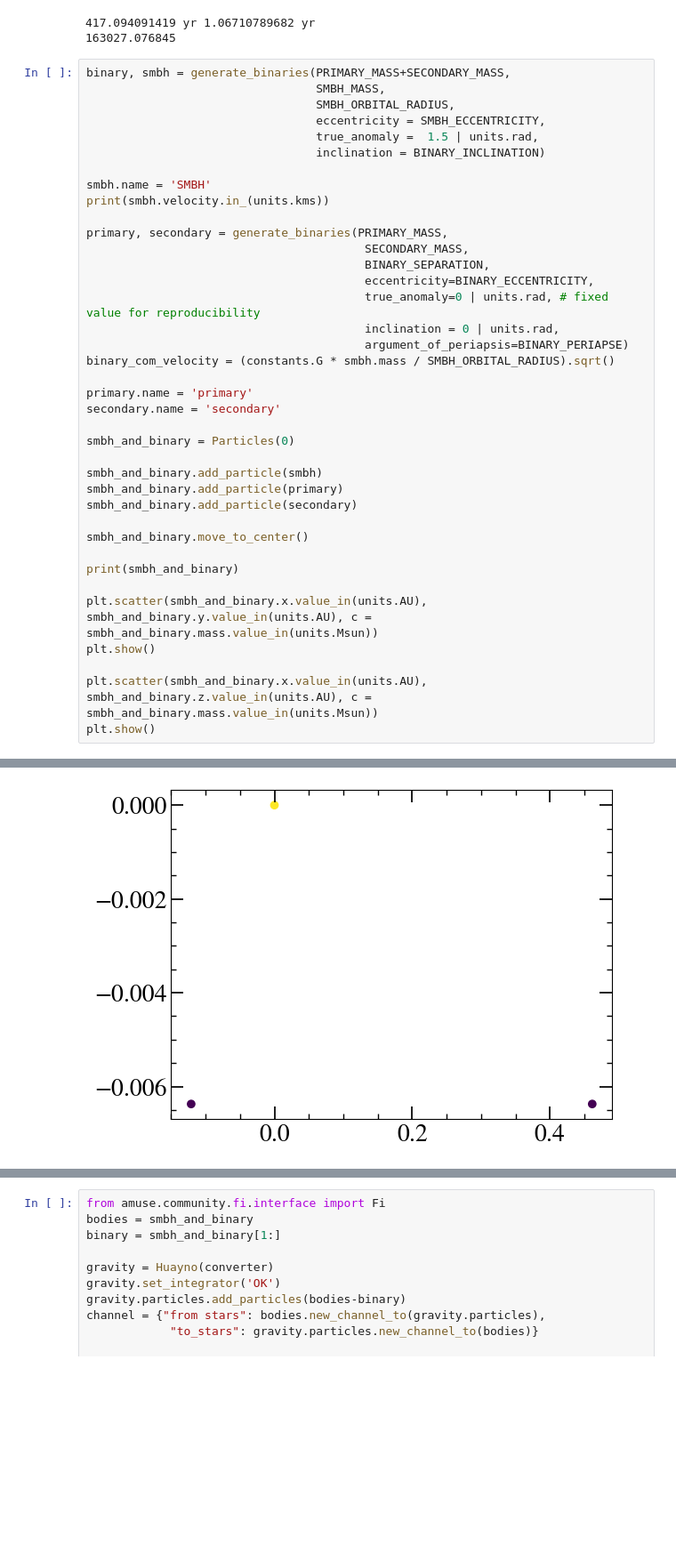
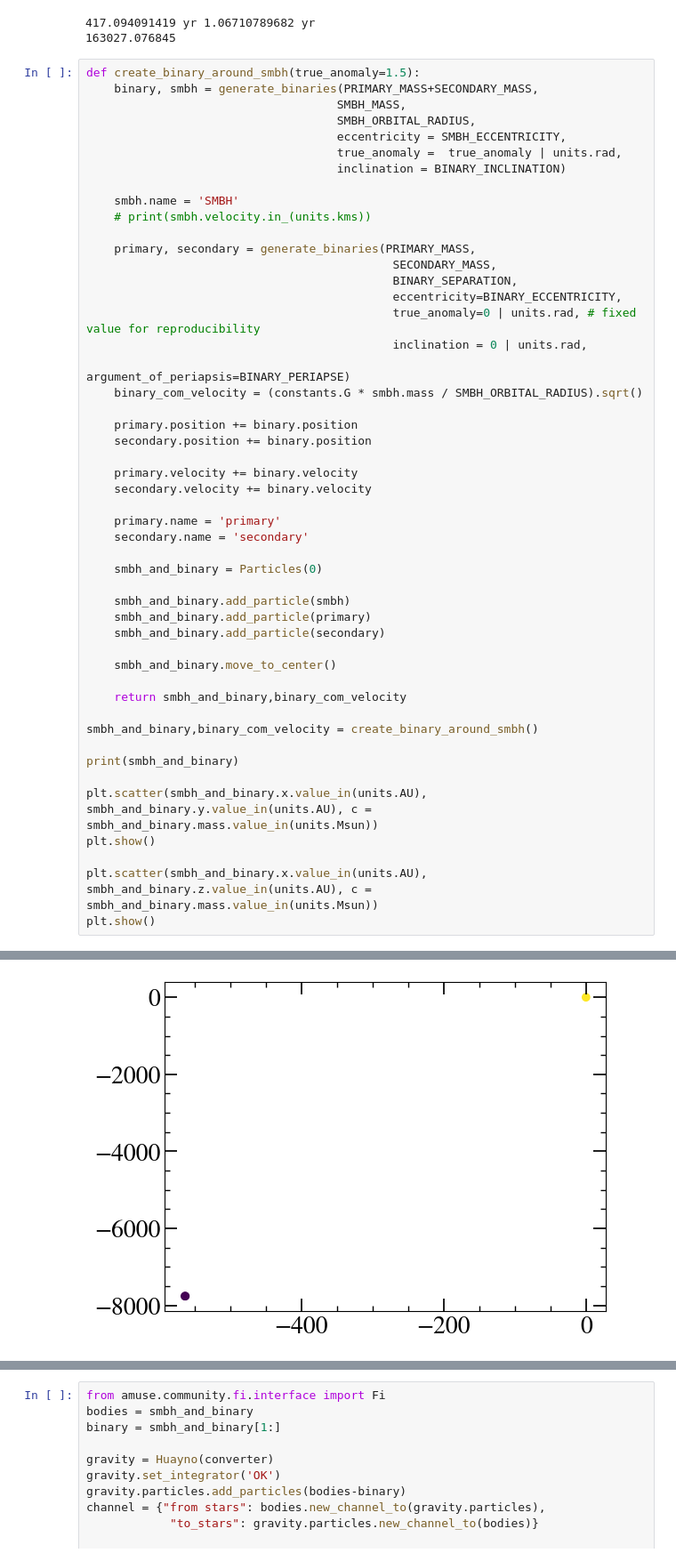
Before and after one commit to LucasPouw/amuse-KL, a Jupyter notebook: hydro_disk_test.ipynb, the cells around one changed output, grey strips where cells are left out. Shown: that part at 89% size. Saved outputs shown, nothing was run; the diff lists cells and outputs as text; blank space fills up the shorter version.

Commit message:
Update hydro code, make movie from true anomalies

```diff
--- a/hydro_disk_test.ipynb
+++ b/hydro_disk_test.ipynb
@@ -110,35 +110,46 @@ print(kozai_timescale.value_in(units.yr))
 417.094091419 yr 1.06710789682 yr
 163027.076845
 # %%
-binary, smbh = generate_binaries(PRIMARY_MASS+SECONDARY_MASS,
-                                 SMBH_MASS,
-                                 SMBH_ORBITAL_RADIUS,
-                                 eccentricity = SMBH_ECCENTRICITY,
-                                 true_anomaly =  1.5 | units.rad,
-                                 inclination = BINARY_INCLINATION)
+def create_binary_around_smbh(true_anomaly=1.5):
+    binary, smbh = generate_binaries(PRIMARY_MASS+SECONDARY_MASS,
+                                    SMBH_MASS,
+                                    SMBH_ORBITAL_RADIUS,
+                                    eccentricity = SMBH_ECCENTRICITY,
+                                    true_anomaly =  true_anomaly | units.rad,
+                                    inclination = BINARY_INCLINATION)
 
-smbh.name = 'SMBH'
-print(smbh.velocity.in_(units.kms))
+    smbh.name = 'SMBH'
+    # print(smbh.velocity.in_(units.kms))
 
-primary, secondary = generate_binaries(PRIMARY_MASS,
-                                        SECONDARY_MASS,
-                                        BINARY_SEPARATION,
-                                        eccentricity=BINARY_ECCENTRICITY,
-                                        true_anomaly=0 | units.rad, # fixed value for reproducibility
-                                        inclination = 0 | units.rad,
-                                        argument_of_periapsis=BINARY_PERIAPSE)
-binary_com_velocity = (constants.G * smbh.mass / SMBH_ORBITAL_RADIUS).sqrt()
+    primary, secondary = generate_binaries(PRIMARY_MASS,
+                                            SECONDARY_MASS,
+                                            BINARY_SEPARATION,
+                                            eccentricity=BINARY_ECCENTRICITY,
+                                            true_anomaly=0 | units.rad, # fixed value for reproducibility
+                                            inclination = 0 | units.rad,
+                                            argument_of_periapsis=BINARY_PERIAPSE)
+    binary_com_velocity = (constants.G * smbh.mass / SMBH_ORBITAL_RADIUS).sqrt()
 
-primary.name = 'primary'
-secondary.name = 'secondary'
+    primary.position += binary.position
+    secondary.position += binary.position
 
-smbh_and_binary = Particles(0)
+    primary.velocity += binary.velocity
+    secondary.velocity += binary.velocity
 
-smbh_and_binary.add_particle(smbh)
-smbh_and_binary.add_particle(primary)
-smbh_and_binary.add_particle(secondary)
+    primary.name = 'primary'
+    secondary.name = 'secondary'
 
-smbh_and_binary.move_to_center()
+    smbh_and_binary = Particles(0)
+
+    smbh_and_binary.add_particle(smbh)
+    smbh_and_binary.add_particle(primary)
+    smbh_and_binary.add_particle(secondary)
+
+    smbh_and_binary.move_to_center()
+
+    return smbh_and_binary,binary_com_velocity
+
+smbh_and_binary,binary_com_velocity = create_binary_around_smbh()
 
 print(smbh_and_binary)
 
@@ -160,4 +170,4 @@ plt.show()
-[figure, old version]
+[figure, new version]
 # %%
 from amuse.ext.protodisk import ProtoPlanetaryDisk
 
```
Also changed, not shown: parts of 8 cells of this notebook.
